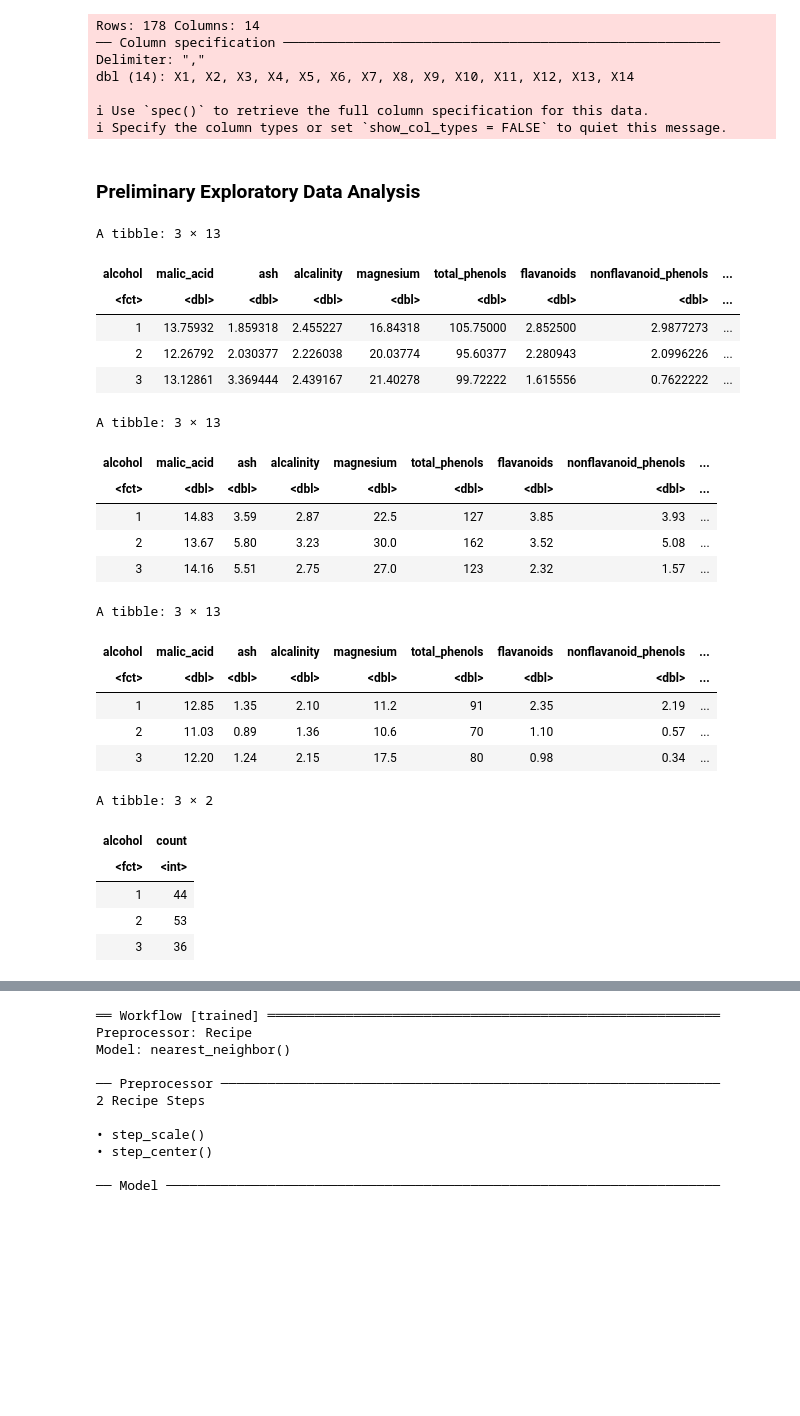
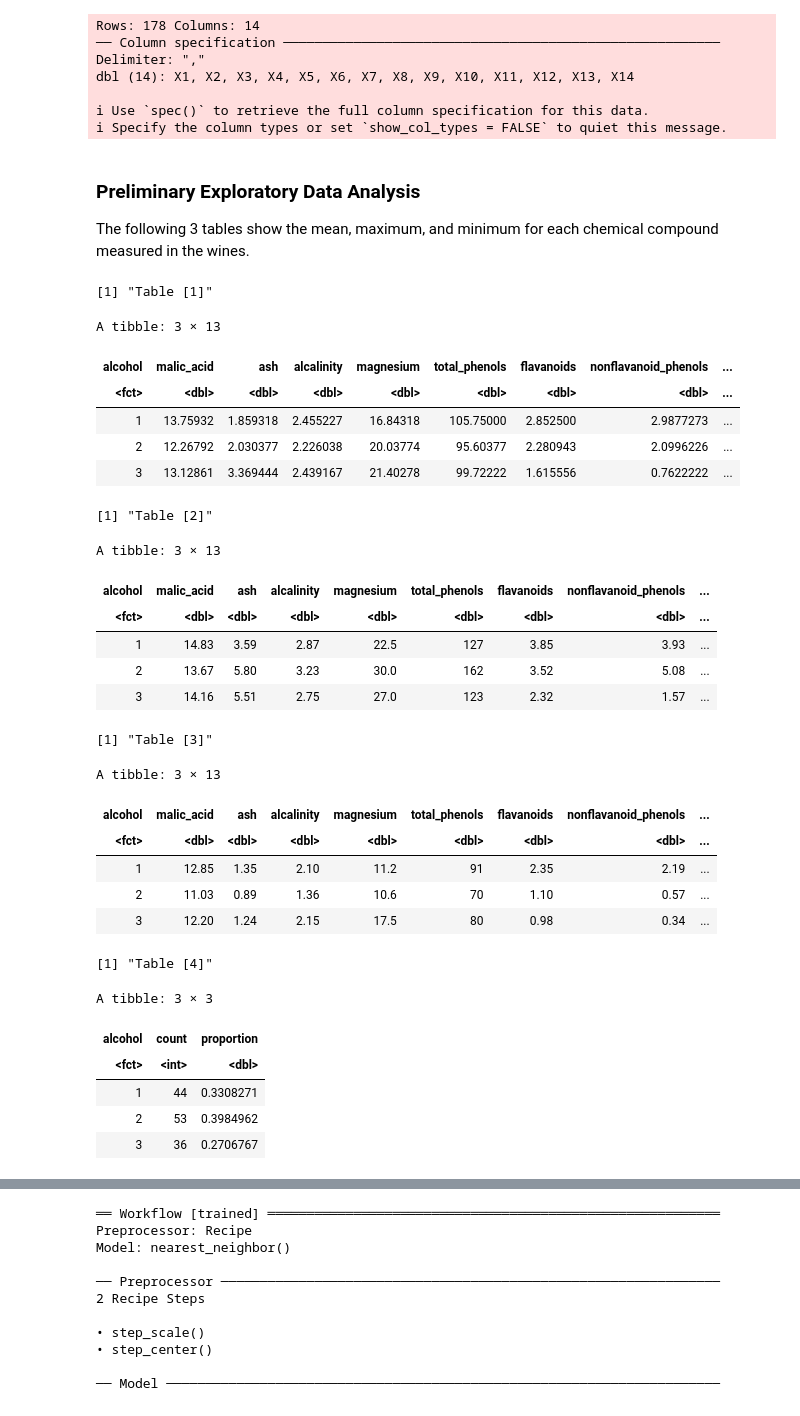
Before and after one commit to JadenMajid/dsci-100-student-grades, a Jupyter notebook: project_report.ipynb, the cells around one changed output, grey strips where cells are left out. Drawn from its saved outputs; the diff is of its cells as text; code cells hidden in the pictures; blank space fills up the shorter version.

```diff
--- a/project_report.ipynb
+++ b/project_report.ipynb
@@ -42,14 +43,18 @@ dbl (14): X1, X2, X3, X4, X5, X6, X7, X8, X9, X10, X11, X12, X13, X14
 ℹ Specify the column types or set `show_col_types = FALSE` to quiet this message.
 # %% [markdown]
 ### Preliminary Exploratory Data Analysis
+The following 3 tables show the mean, maximum, and minimum for each chemical compound measured in the wines.
 # %%
 # mean
 mean_stats <- wine_training_data |>
     group_by(alcohol) |>
     summarize(across(malic_acid:proline, mean))
+
+print("Table [1]")
 mean_stats
 # %% [output]
-A tibble: 3 × 13
+[1] "Table [1]"
+A tibble: 3 × 13
 | alcohol | malic_acid | ash | alcalinity | magnesium | total_phenols | flavanoids | nonflavanoid_phenols | ... |
 | <fct> | <dbl> | <dbl> | <dbl> | <dbl> | <dbl> | <dbl> | <dbl> | ... |
 | 1 | 13.75932 | 1.859318 | 2.455227 | 16.84318 | 105.75000 | 2.852500 | 2.9877273 | ... |
@@ -60,9 +65,11 @@ A tibble: 3 × 13
 max_stats <- wine_training_data |>
     group_by(alcohol) |>
     summarize(across(malic_acid:proline, max))
+print("Table [2]")
 max_stats
 # %% [output]
-A tibble: 3 × 13
+[1] "Table [2]"
+A tibble: 3 × 13
 | alcohol | malic_acid | ash | alcalinity | magnesium | total_phenols | flavanoids | nonflavanoid_phenols | ... |
 | <fct> | <dbl> | <dbl> | <dbl> | <dbl> | <dbl> | <dbl> | <dbl> | ... |
 | 1 | 14.83 | 3.59 | 2.87 | 22.5 | 127 | 3.85 | 3.93 | ... |
@@ -73,9 +80,11 @@ A tibble: 3 × 13
 min_stats <- wine_training_data |>
     group_by(alcohol) |>
     summarize(across(malic_acid:proline, min))
+print("Table [3]")
 min_stats
 # %% [output]
-A tibble: 3 × 13
+[1] "Table [3]"
+A tibble: 3 × 13
 | alcohol | malic_acid | ash | alcalinity | magnesium | total_phenols | flavanoids | nonflavanoid_phenols | ... |
 | <fct> | <dbl> | <dbl> | <dbl> | <dbl> | <dbl> | <dbl> | <dbl> | ... |
 | 1 | 12.85 | 1.35 | 2.10 | 11.2 | 91 | 2.35 | 2.19 | ... |
@@ -84,13 +93,15 @@ A tibble: 3 × 13
 # %%
 # number of wines from each region
 counts <- wine_training_data |>
     group_by(alcohol) |>
-    summarize(count = n())
+    summarize(count = n(), proportion = n() / nrow(wine_training_data))
+print("Table [4]")
 counts
 # %% [output]
-A tibble: 3 × 2
+[1] "Table [4]"
+A tibble: 3 × 3
-| alcohol | count |
-| <fct> | <int> |
-| 1 | 44 |
-| 2 | 53 |
-| 3 | 36 |
+| alcohol | count | proportion |
+| <fct> | <int> | <dbl> |
+| 1 | 44 | 0.3308271 |
+| 2 | 53 | 0.3984962 |
+| 3 | 36 | 0.2706767 |
```
Also changed, not shown: parts of 20 cells of this notebook.
